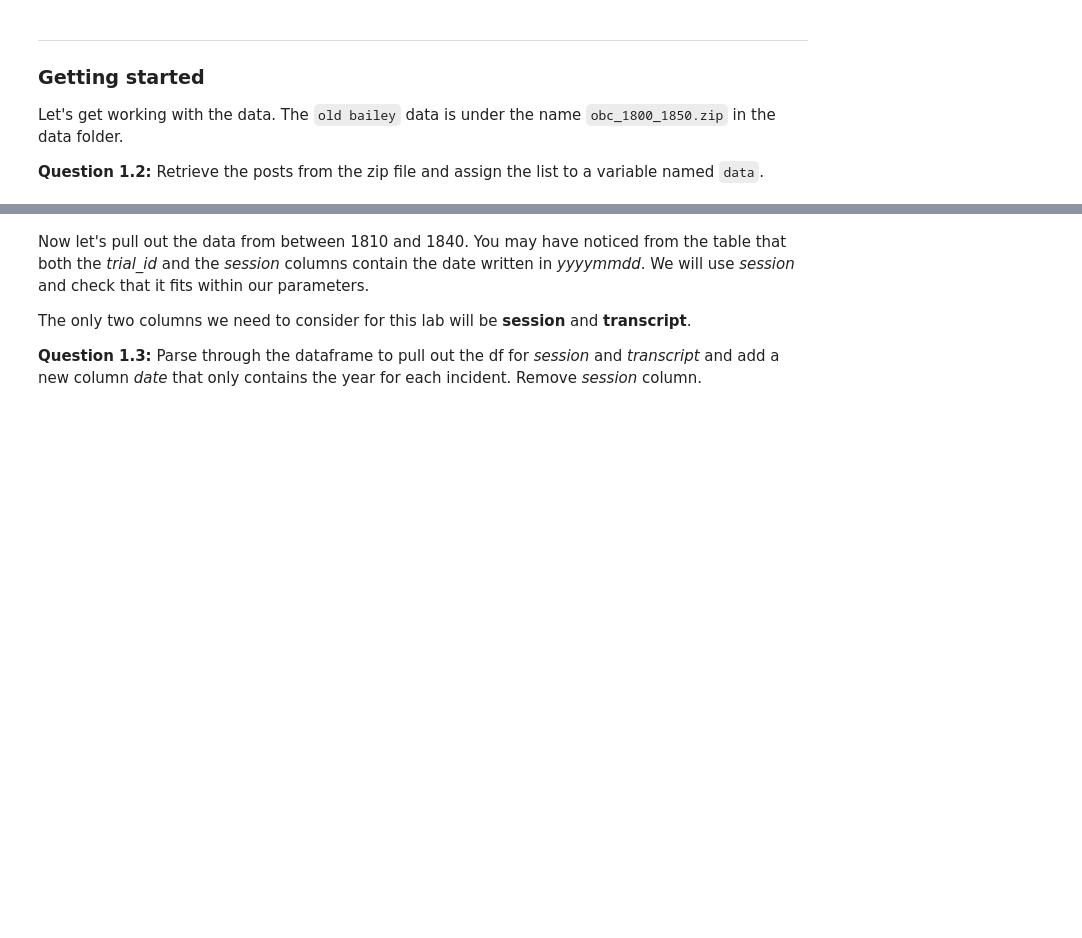
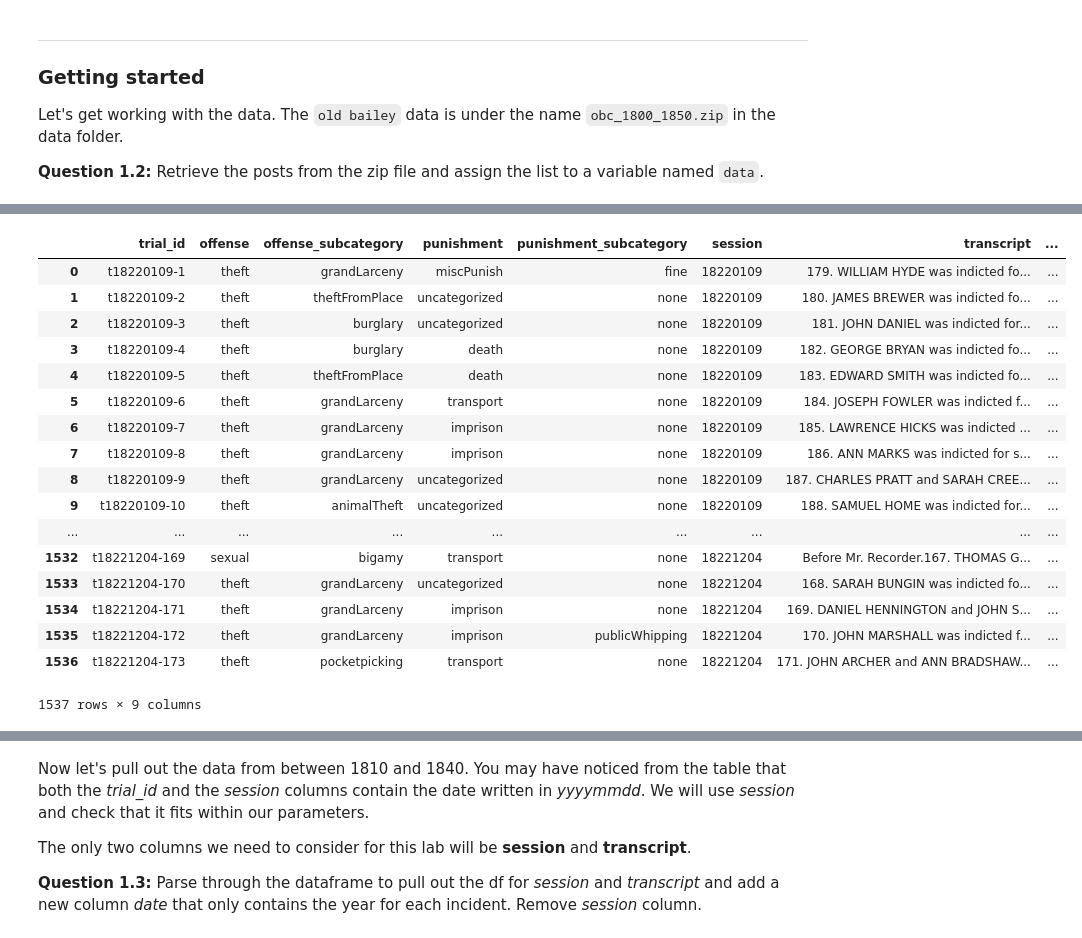
Before and after one commit to ds-modules/LEGALST-190, a Jupyter notebook: labs/4-12/4-12 Morality and Sentiment Analysis - SOLUTIONS.ipynb, the cells around one changed output, grey strips where cells are left out. Drawn from its saved outputs; the diff is of its cells as text; code cells hidden in the pictures; blank space fills up the shorter version.

```diff
--- a/labs/4-12/4-12 Morality and Sentiment Analysis - SOLUTIONS.ipynb
+++ b/labs/4-12/4-12 Morality and Sentiment Analysis - SOLUTIONS.ipynb
@@ -80,0 +122,21 @@ data.head()
+# %%
+pd.read_csv('data/obc_1822.csv')
+# %% [output]
+|  | trial_id | offense | offense_subcategory | punishment | punishment_subcategory | session | transcript | ... |
+| 0 | t18220109-1 | theft | grandLarceny | miscPunish | fine | 18220109 | 179. WILLIAM HYDE was indicted fo... | ... |
+| 1 | t18220109-2 | theft | theftFromPlace | uncategorized | none | 18220109 | 180. JAMES BREWER was indicted fo... | ... |
+| 2 | t18220109-3 | theft | burglary | uncategorized | none | 18220109 | 181. JOHN DANIEL was indicted for... | ... |
+| 3 | t18220109-4 | theft | burglary | death | none | 18220109 | 182. GEORGE BRYAN was indicted fo... | ... |
+| 4 | t18220109-5 | theft | theftFromPlace | death | none | 18220109 | 183. EDWARD SMITH was indicted fo... | ... |
+| 5 | t18220109-6 | theft | grandLarceny | transport | none | 18220109 | 184. JOSEPH FOWLER was indicted f... | ... |
+| 6 | t18220109-7 | theft | grandLarceny | imprison | none | 18220109 | 185. LAWRENCE HICKS was indicted ... | ... |
+| 7 | t18220109-8 | theft | grandLarceny | imprison | none | 18220109 | 186. ANN MARKS was indicted for s... | ... |
+| 8 | t18220109-9 | theft | grandLarceny | uncategorized | none | 18220109 | 187. CHARLES PRATT and SARAH CREE... | ... |
+| 9 | t18220109-10 | theft | animalTheft | uncategorized | none | 18220109 | 188. SAMUEL HOME was indicted for... | ... |
+| ... | ... | ... | ... | ... | ... | ... | ... | ... |
+| 1532 | t18221204-169 | sexual | bigamy | transport | none | 18221204 | Before Mr. Recorder.167. THOMAS G... | ... |
+| 1533 | t18221204-170 | theft | grandLarceny | uncategorized | none | 18221204 | 168. SARAH BUNGIN was indicted fo... | ... |
+| 1534 | t18221204-171 | theft | grandLarceny | imprison | none | 18221204 | 169. DANIEL HENNINGTON and JOHN S... | ... |
+| 1535 | t18221204-172 | theft | grandLarceny | imprison | publicWhipping | 18221204 | 170. JOHN MARSHALL was indicted f... | ... |
+| 1536 | t18221204-173 | theft | pocketpicking | transport | none | 18221204 | 171. JOHN ARCHER and ANN BRADSHAW... | ... |
+1537 rows × 9 columns
```
Also changed, not shown: parts of 13 cells of this notebook.
